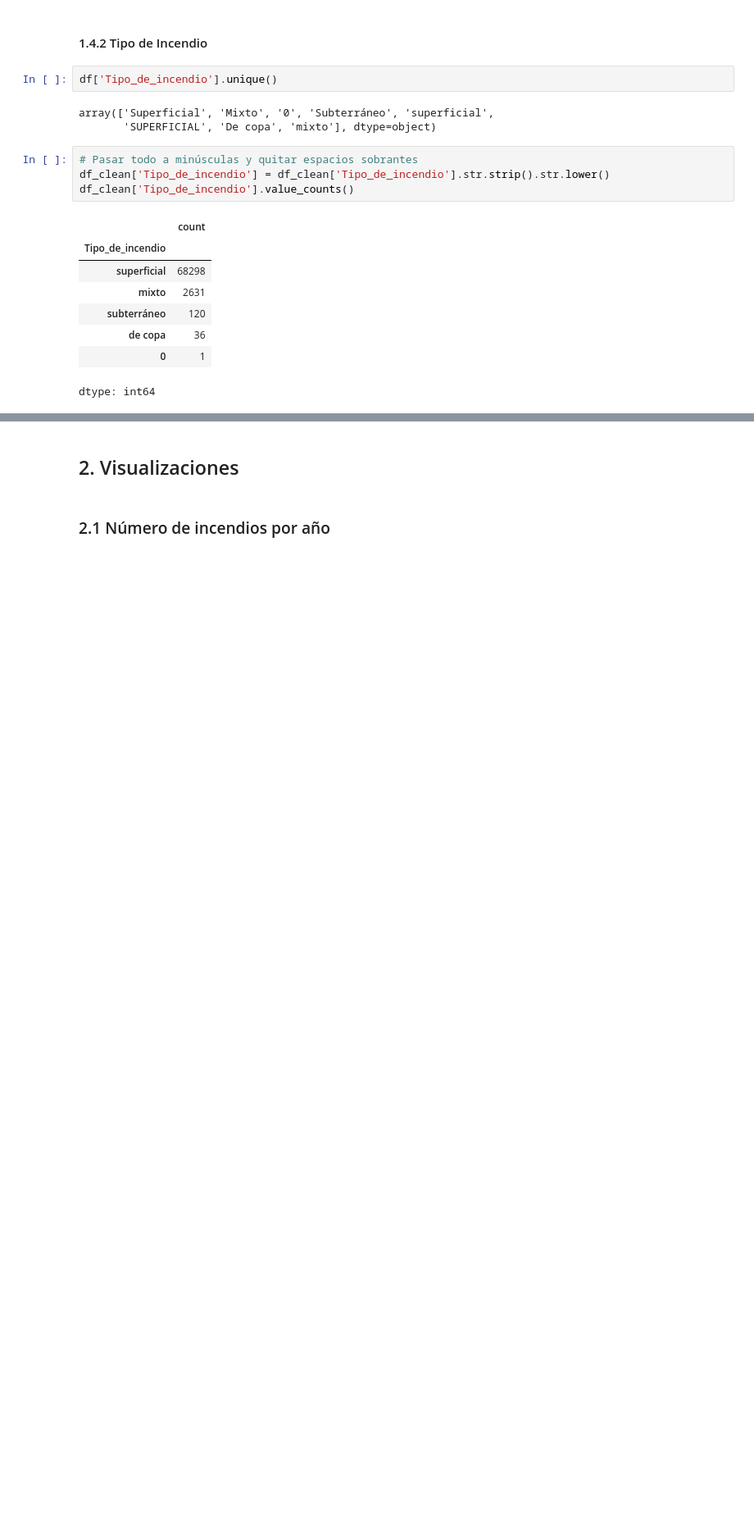
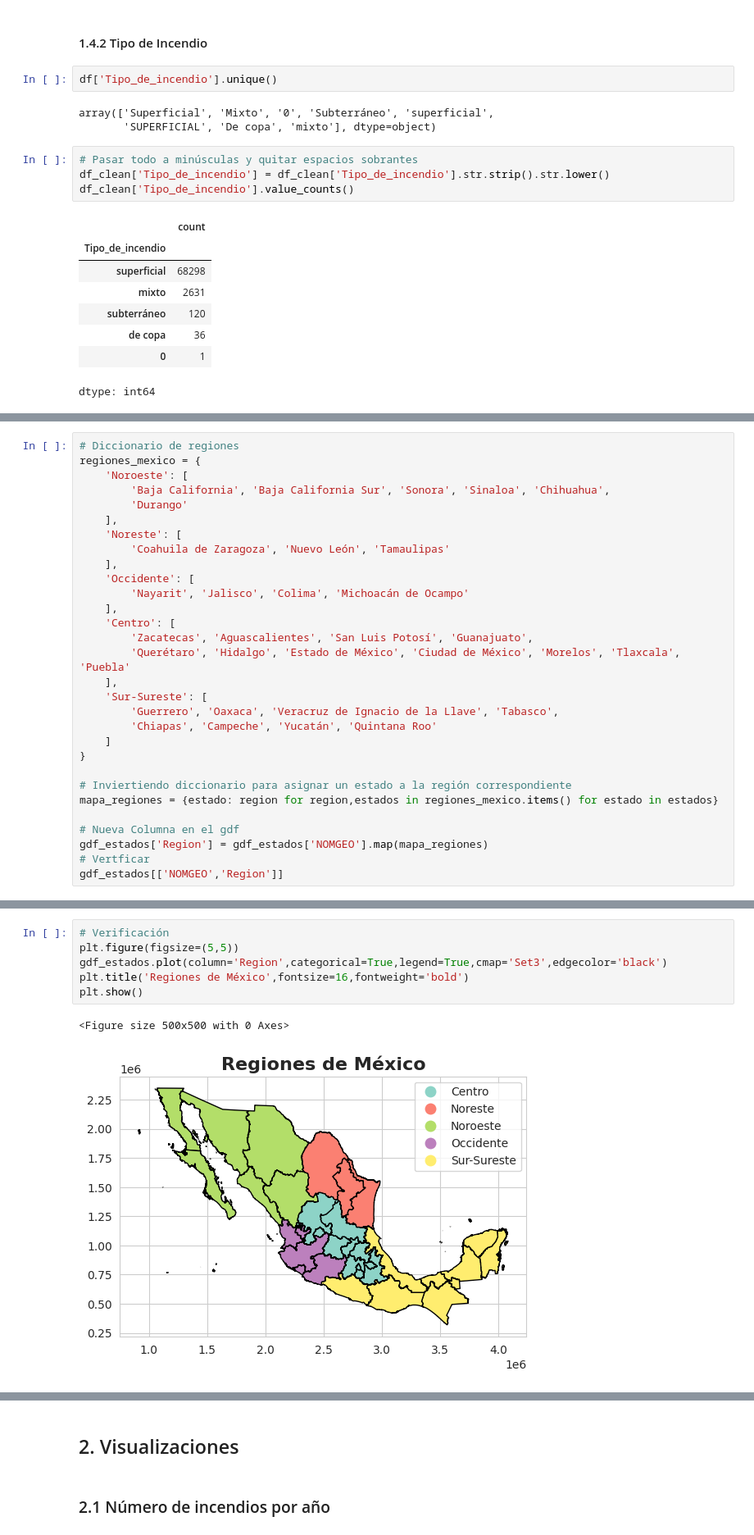
Before and after one commit to AndrsGzRo/incendios-forestales-mx, a Jupyter notebook: Incendios_Forestales_EDA.ipynb, the cells around one changed output, grey strips where cells are left out. Shown: that part at 82% size. Saved outputs shown, nothing was run; the diff lists cells and outputs as text; blank space fills up the shorter version.

Commit message:
Adición de las regiones de méxico y mapa de estas

```diff
--- a/Incendios_Forestales_EDA.ipynb
+++ b/Incendios_Forestales_EDA.ipynb
@@ -208,0 +281,30 @@ dtype: int64
+# %%
+# Diccionario de regiones
+regiones_mexico = {
+    'Noroeste': [
+        'Baja California', 'Baja California Sur', 'Sonora', 'Sinaloa', 'Chihuahua',
+        'Durango'
+    ],
+    'Noreste': [
+        'Coahuila de Zaragoza', 'Nuevo León', 'Tamaulipas'
+    ],
+    'Occidente': [
+        'Nayarit', 'Jalisco', 'Colima', 'Michoacán de Ocampo'
+    ],
+    'Centro': [
+        'Zacatecas', 'Aguascalientes', 'San Luis Potosí', 'Guanajuato',
+        'Querétaro', 'Hidalgo', 'Estado de México', 'Ciudad de México', 'Morelos', 'Tlaxcala', 'Puebla'
+    ],
+    'Sur-Sureste': [
+        'Guerrero', 'Oaxaca', 'Veracruz de Ignacio de la Llave', 'Tabasco',
+        'Chiapas', 'Campeche', 'Yucatán', 'Quintana Roo'
+    ]
+}
+
+# Inviertiendo diccionario para asignar un estado a la región correspondiente
+mapa_regiones = {estado: region for region,estados in regiones_mexico.items() for estado in estados}
+
+# Nueva Columna en el gdf
+gdf_estados['Region'] = gdf_estados['NOMGEO'].map(mapa_regiones)
+# Vertficar
+gdf_estados[['NOMGEO','Region']]
@@ -208,0 +329,9 @@ dtype: int64
+# %%
+# Verificación
+plt.figure(figsize=(5,5))
+gdf_estados.plot(column='Region',categorical=True,legend=True,cmap='Set3',edgecolor='black')
+plt.title('Regiones de México',fontsize=16,fontweight='bold')
+plt.show()
+# %% [output]
+<Figure size 500x500 with 0 Axes>
+[figure, added]
```
Also changed, not shown: parts of 11 cells of this notebook.
